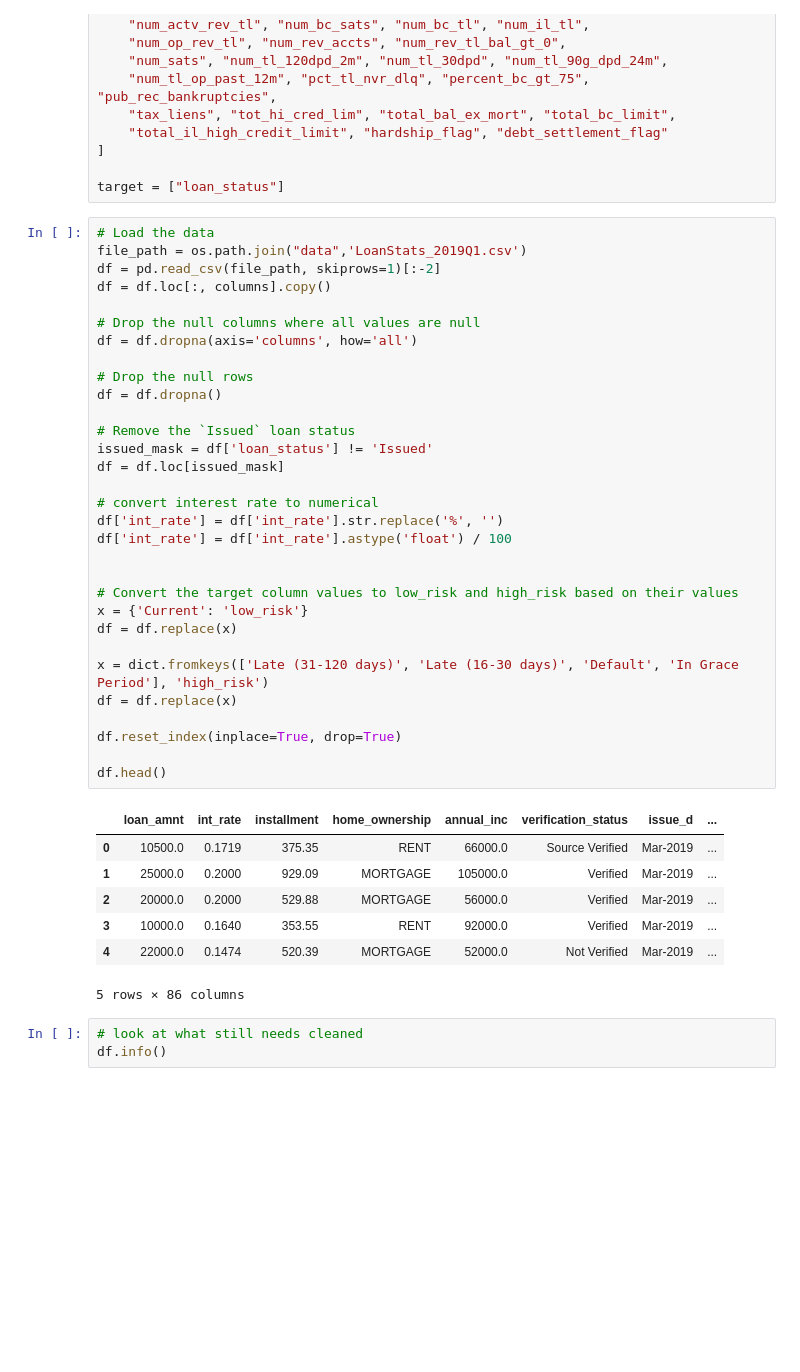
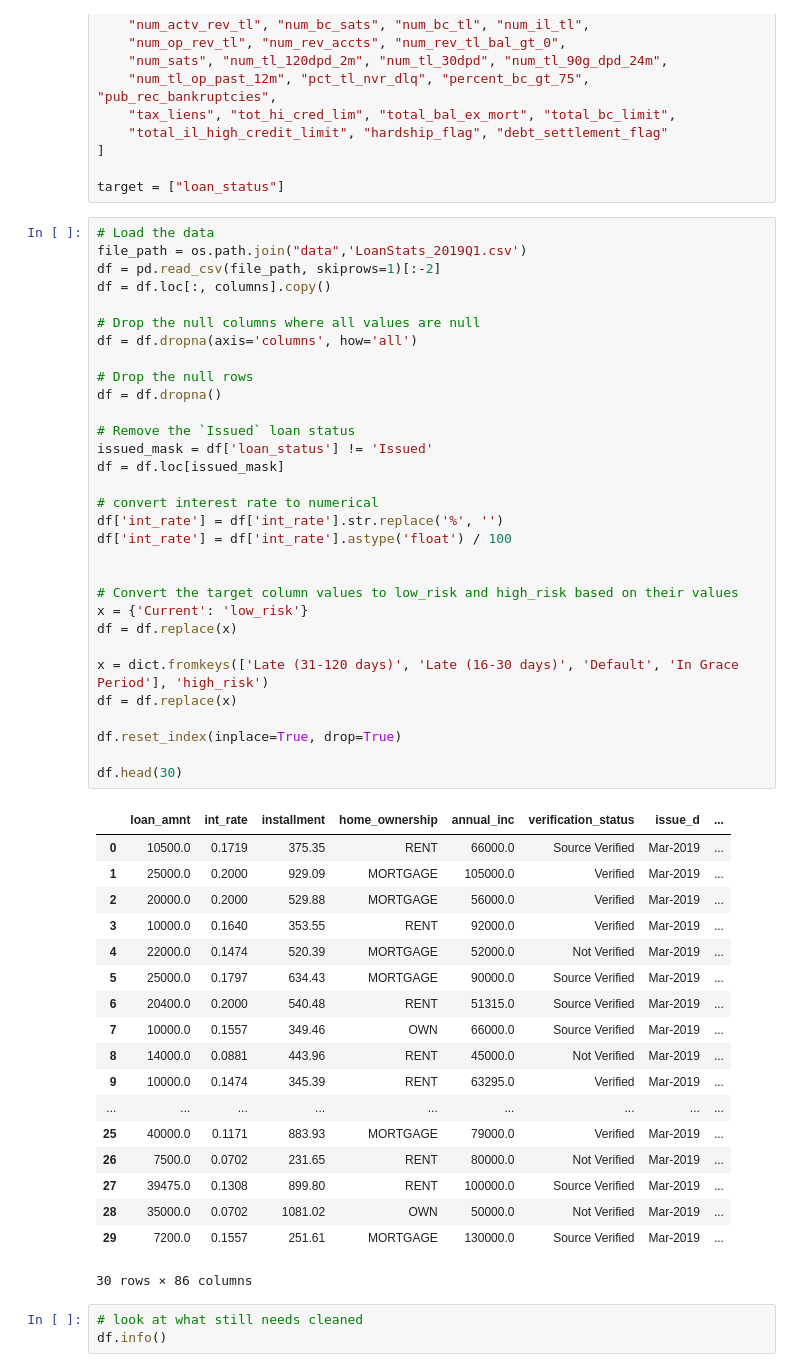
Before and after one commit to Bag0niku/Credit_Risk_Analysis, a Jupyter notebook: credit_risk_resampling.ipynb, the cells around one changed output. Cells and saved outputs as stored; diff of their text form; blank space fills up the shorter version.

```diff
--- a/credit_risk_resampling.ipynb
+++ b/credit_risk_resampling.ipynb
@@ -59,35 +59,46 @@ df = df.loc[:, columns].copy()
 df = df.dropna(axis='columns', how='all')
 
 # Drop the null rows
 df = df.dropna()
 
 # Remove the `Issued` loan status
 issued_mask = df['loan_status'] != 'Issued'
 df = df.loc[issued_mask]
 
 # convert interest rate to numerical
 df['int_rate'] = df['int_rate'].str.replace('%', '')
 df['int_rate'] = df['int_rate'].astype('float') / 100
 
 
 # Convert the target column values to low_risk and high_risk based on their values
 x = {'Current': 'low_risk'}
 df = df.replace(x)
 
 x = dict.fromkeys(['Late (31-120 days)', 'Late (16-30 days)', 'Default', 'In Grace Period'], 'high_risk')
 df = df.replace(x)
 
 df.reset_index(inplace=True, drop=True)
 
-df.head()
+df.head(30)
 # %% [output]
 |  | loan_amnt | int_rate | installment | home_ownership | annual_inc | verification_status | issue_d | ... |
 | 0 | 10500.0 | 0.1719 | 375.35 | RENT | 66000.0 | Source Verified | Mar-2019 | ... |
 | 1 | 25000.0 | 0.2000 | 929.09 | MORTGAGE | 105000.0 | Verified | Mar-2019 | ... |
 | 2 | 20000.0 | 0.2000 | 529.88 | MORTGAGE | 56000.0 | Verified | Mar-2019 | ... |
 | 3 | 10000.0 | 0.1640 | 353.55 | RENT | 92000.0 | Verified | Mar-2019 | ... |
 | 4 | 22000.0 | 0.1474 | 520.39 | MORTGAGE | 52000.0 | Not Verified | Mar-2019 | ... |
+| 5 | 25000.0 | 0.1797 | 634.43 | MORTGAGE | 90000.0 | Source Verified | Mar-2019 | ... |
+| 6 | 20400.0 | 0.2000 | 540.48 | RENT | 51315.0 | Source Verified | Mar-2019 | ... |
+| 7 | 10000.0 | 0.1557 | 349.46 | OWN | 66000.0 | Source Verified | Mar-2019 | ... |
+| 8 | 14000.0 | 0.0881 | 443.96 | RENT | 45000.0 | Not Verified | Mar-2019 | ... |
+| 9 | 10000.0 | 0.1474 | 345.39 | RENT | 63295.0 | Verified | Mar-2019 | ... |
+| ... | ... | ... | ... | ... | ... | ... | ... | ... |
+| 25 | 40000.0 | 0.1171 | 883.93 | MORTGAGE | 79000.0 | Verified | Mar-2019 | ... |
+| 26 | 7500.0 | 0.0702 | 231.65 | RENT | 80000.0 | Not Verified | Mar-2019 | ... |
+| 27 | 39475.0 | 0.1308 | 899.80 | RENT | 100000.0 | Source Verified | Mar-2019 | ... |
+| 28 | 35000.0 | 0.0702 | 1081.02 | OWN | 50000.0 | Not Verified | Mar-2019 | ... |
+| 29 | 7200.0 | 0.1557 | 251.61 | MORTGAGE | 130000.0 | Source Verified | Mar-2019 | ... |
-5 rows × 86 columns
+30 rows × 86 columns
 # %%
 # look at what still needs cleaned
 df.info()
```
Also changed, not shown: parts of 9 cells of this notebook, 10 other files.
